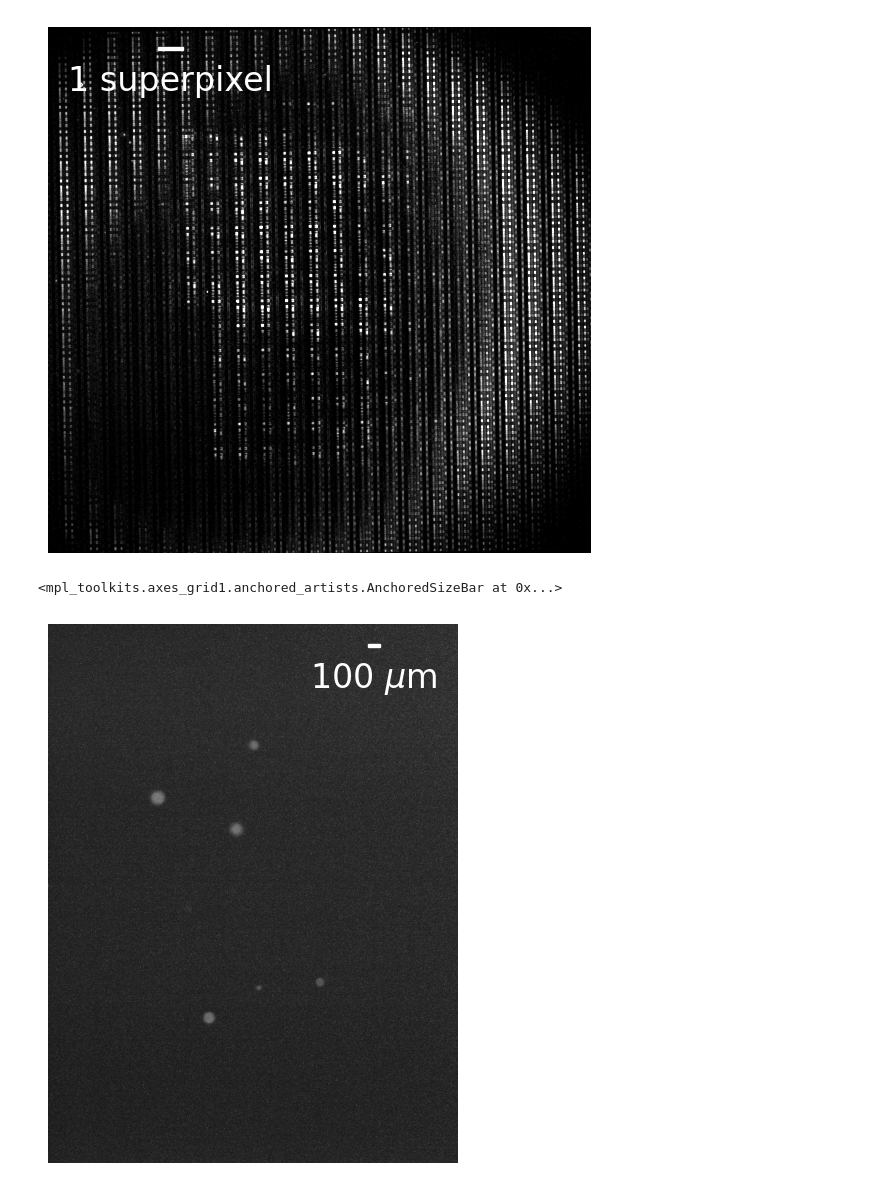
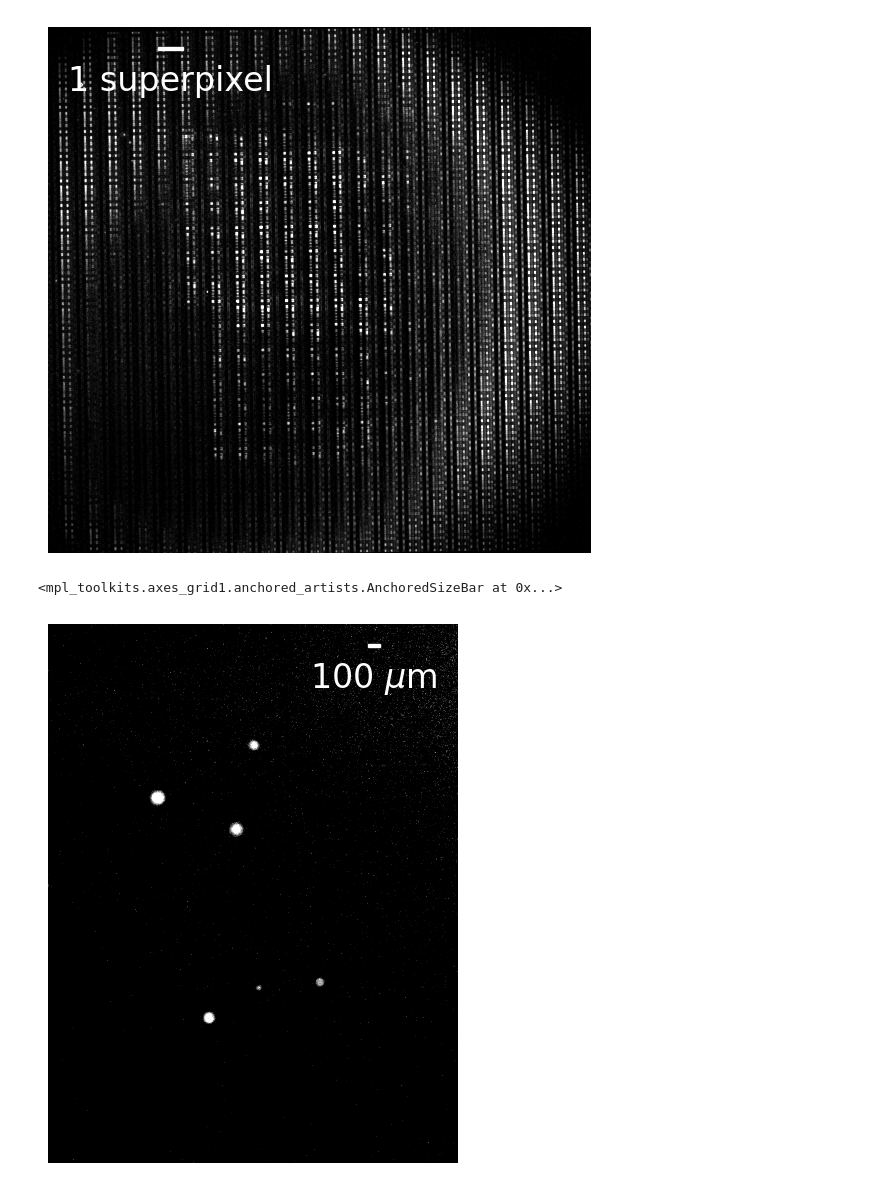
Before and after one commit to neerja/spectraldiffuserscope, a Jupyter notebook: JaxCode/Figure_Notebooks/fig_mrbles_beads.ipynb, the cells around one changed output. Saved outputs shown, nothing was run; the diff lists cells and outputs as text; code cells hidden in the pictures.

```diff
--- a/JaxCode/Figure_Notebooks/fig_mrbles_beads.ipynb
+++ b/JaxCode/Figure_Notebooks/fig_mrbles_beads.ipynb
@@ -216,3 +436,17 @@ findfont: Generic family 'sans-serif' not found because none of the following fa
 # %% [markdown]
 ## Plot Dy
+# %%
+wvmin = 450
+wvmax = 800
+wvstep = 6
+downsample_factor = 2
+wavelengths = np.arange(wvmin,wvmax+wvstep,wvstep)
+objective = 4
+
+mag_size = objective*9/39 # 4x followed by diffuser
+spectral_camera_pixel_size = 2.4 # um
+recon_pixel_size = spectral_camera_pixel_size*downsample_factor # 2x2 downsampling
+gt_pixel_size = 4.4 # um
+gt_mag_size = objective*0.38 # 4x followed by 0.38x tube lens
+superpixel_size = 160 # um
 # %%
@@ -326,22 +528,24 @@ ax.add_artist(scalebar)
 # %%
 # draw groundtruth
 #ACTION: CHANGE DATA FOLDER, SAMPLE FOLDER, BACKGROUND FOLDER TO FIND YOUR MEASUREMENT
 gt_name = 'gt.tiff'
 
 # load sample and background both located in datafolder
 gt = sdc.importTiff(datafolder,gt_name)/2**bits
 gt = gt/torch.max(gt)
 
 import scipy.ndimage as ndimage
 
 # Rotate the image without zero-padding
 gt_rot = ndimage.rotate(gt, -90, reshape=True)
 
 fig,ax = plt.subplots(figsize = (7,7))
 plt.imshow(gt_rot,cmap='gray')
 plt.axis('off')
+# plt.colorbar()
+plt.clim([0.2,.4])
 scalebar = drawscalebar(ax, 100,gt_pixel_size,mag = gt_mag_size, scalebarname='100 $\mu$m', loc = 'upper right')
 ax.add_artist(scalebar)
 # %% [output]
 <mpl_toolkits.axes_grid1.anchored_artists.AnchoredSizeBar at 0x...>
-[figure, old version]
+[figure, new version]
```
Also changed, not shown: parts of 27 cells of this notebook, 3 other files.
